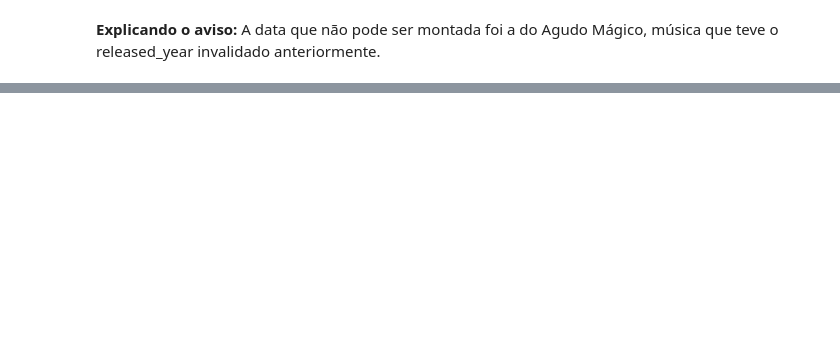
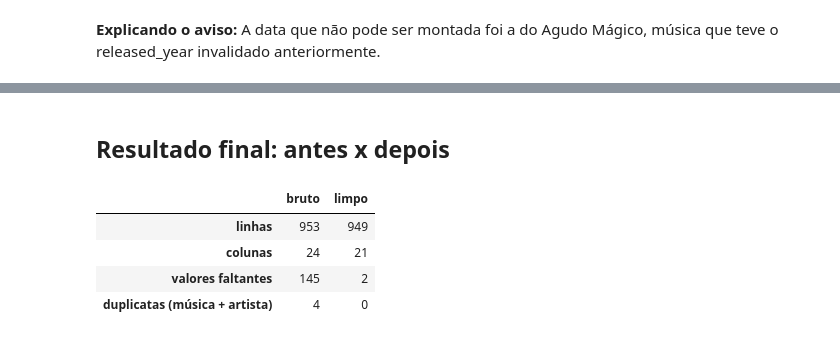
Before and after one commit to CarlosEduardodeCamposOlivera/spotify-streams-analysis, a Jupyter notebook: notebooks/02_selecao_e_limpeza.ipynb, the cells around one changed output, grey strips where cells are left out. Saved outputs shown, nothing was run; the diff lists cells and outputs as text; code cells hidden in the pictures; blank space fills up the shorter version.

Commit message:
Adiciona função limpar_dados, resumo final e salva dataset limpo

```diff
--- a/notebooks/02_selecao_e_limpeza.ipynb
+++ b/notebooks/02_selecao_e_limpeza.ipynb
@@ -272,9 +270,9 @@ ano_errado = (
     & df["artist_name"].str.contains("Styrx", regex=False)
 )
 
-df = marcar_como_faltante(df, "released_year", ano_errado,
-                          motivo="Ano 1930 incorreto.")
+fonte = "Fonte: página da faixa no Spotify."
 
-print(f"Menor ano agora: {df['released_year'].min()}")
-print(f"Tipo da coluna: {df['released_year'].dtype}")
+df = corrigir_valores(df, "released_year", ano_errado, 2022, motivo=fonte)
+df = corrigir_valores(df, "released_month", ano_errado, 10, motivo=fonte)
+df = corrigir_valores(df, "released_day", ano_errado, 9, motivo=fonte)
 # %% [output]
@@ -309,0 +326,27 @@ Suspeitas entre 2022 e 2023: 0
+# %% [markdown]
+## Resultado final: antes x depois
+# %%
+resumo = pd.DataFrame(
+    {
+        "bruto": [
+            df_bruto.shape[0],
+            df_bruto.shape[1],
+            df_bruto.isna().sum().sum(),
+            df_bruto.duplicated(subset=["track_name", "artist(s)_name"]).sum(),
+        ],
+        "limpo": [
+            df.shape[0],
+            df.shape[1],
+            df.isna().sum().sum(),
+            df.duplicated(subset=["track_name", "artist_name"]).sum(),
+        ],
+    },
+    index=["linhas", "colunas", "valores faltantes", "duplicatas (música + artista)"],
+)
+resumo
+# %% [output]
+|  | bruto | limpo |
+| linhas | 953 | 949 |
+| colunas | 24 | 21 |
+| valores faltantes | 145 | 2 |
+| duplicatas (música + artista) | 4 | 0 |
```
Also changed, not shown: parts of 12 cells of this notebook, 2 other files.
